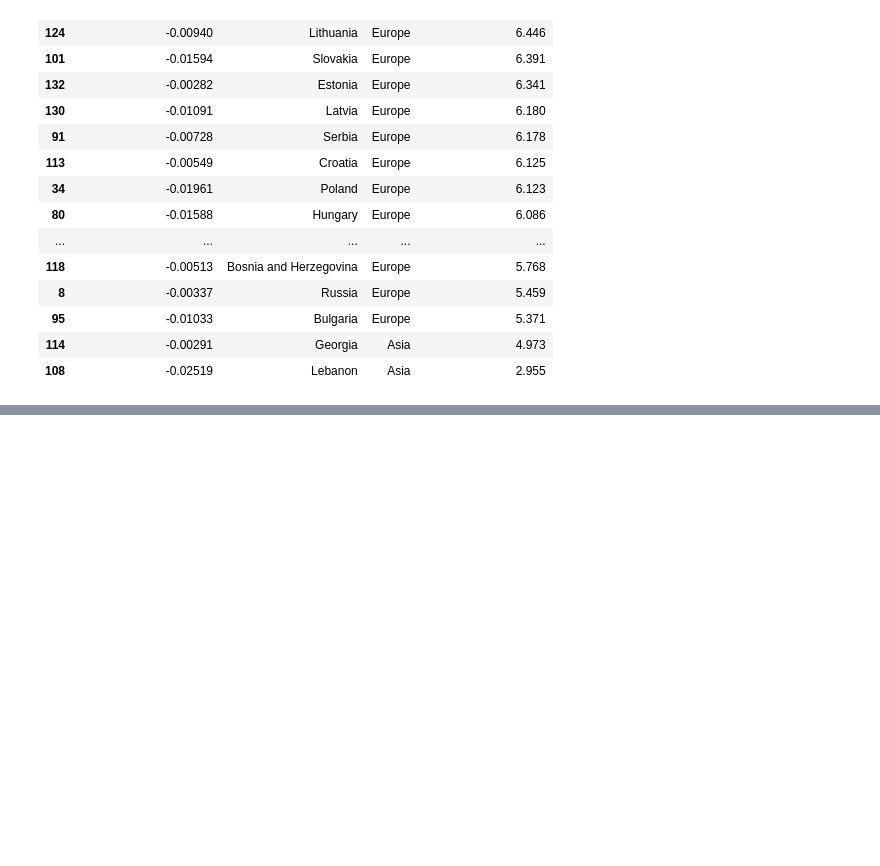
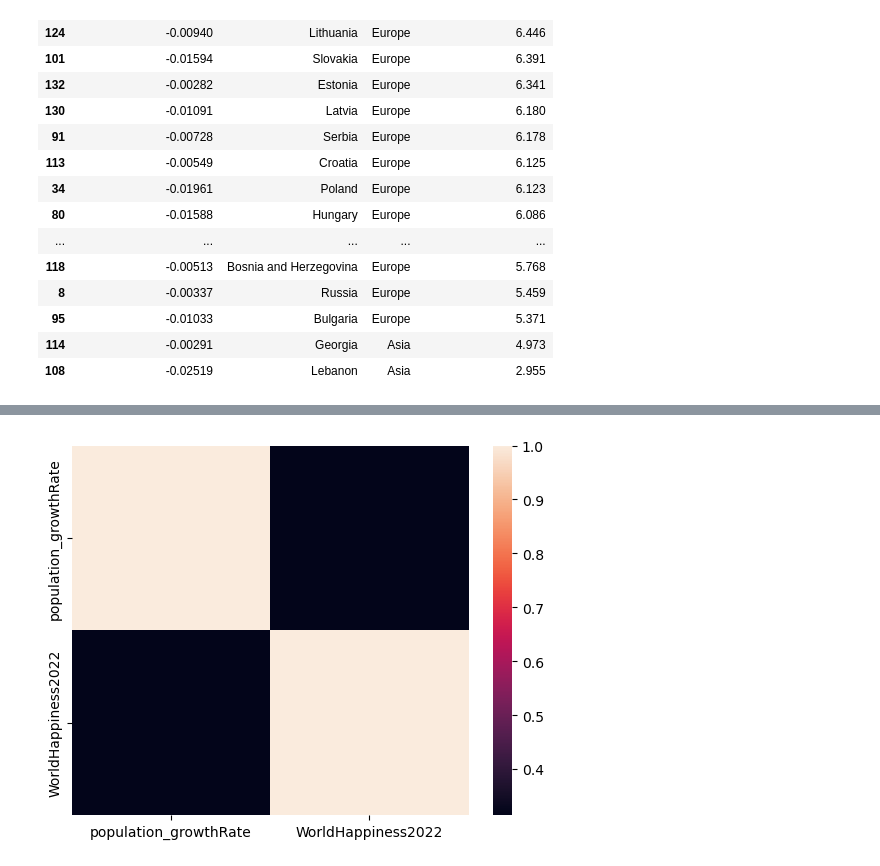
Before and after one commit to varkolibmer/EDA_Projects, a Jupyter notebook: Country_Analysis.ipynb, the cells around one changed output, grey strips where cells are left out. Saved outputs shown, nothing was run; the diff lists cells and outputs as text; code cells hidden in the pictures; blank space fills up the shorter version.

```diff
--- a/Country_Analysis.ipynb
+++ b/Country_Analysis.ipynb
@@ -194,0 +230,5 @@ import seaborn as sns
+# %%
+sns.heatmap(df_ppltn_growth_rate.tail(20)[df_corr].corr())
+plt.show()
+# %% [output]
+[figure, added]
```
Also changed, not shown: parts of 4 cells of this notebook.
